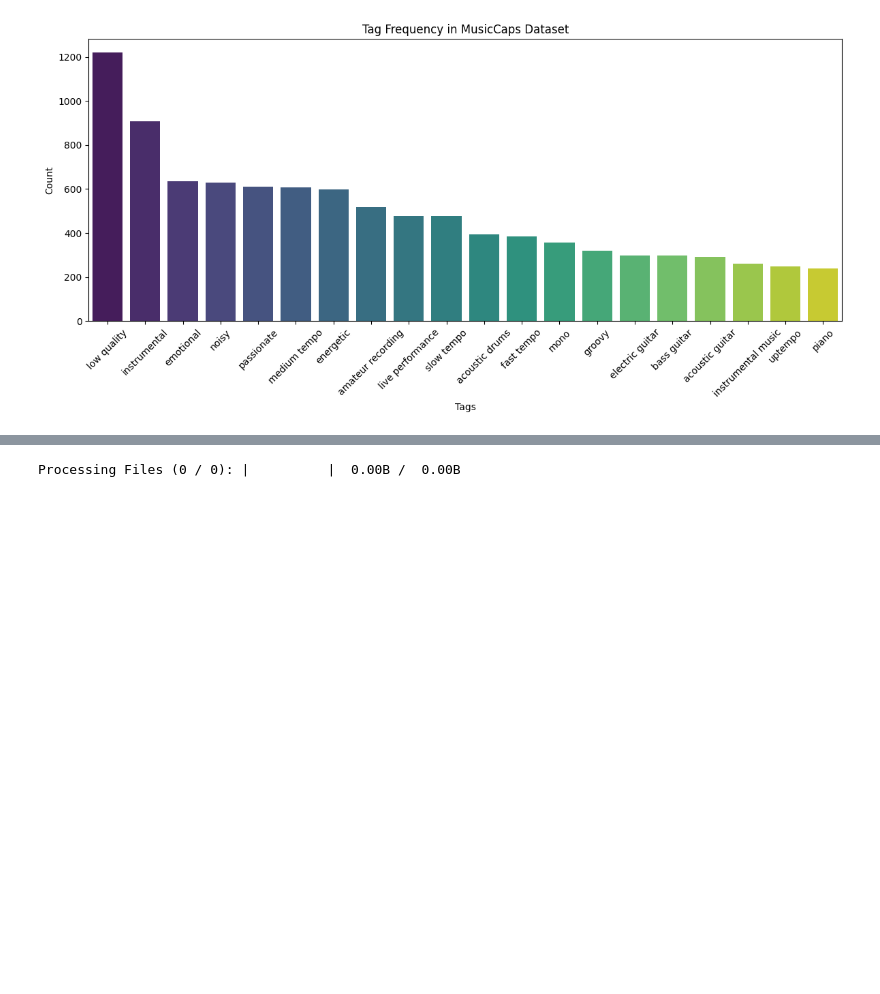
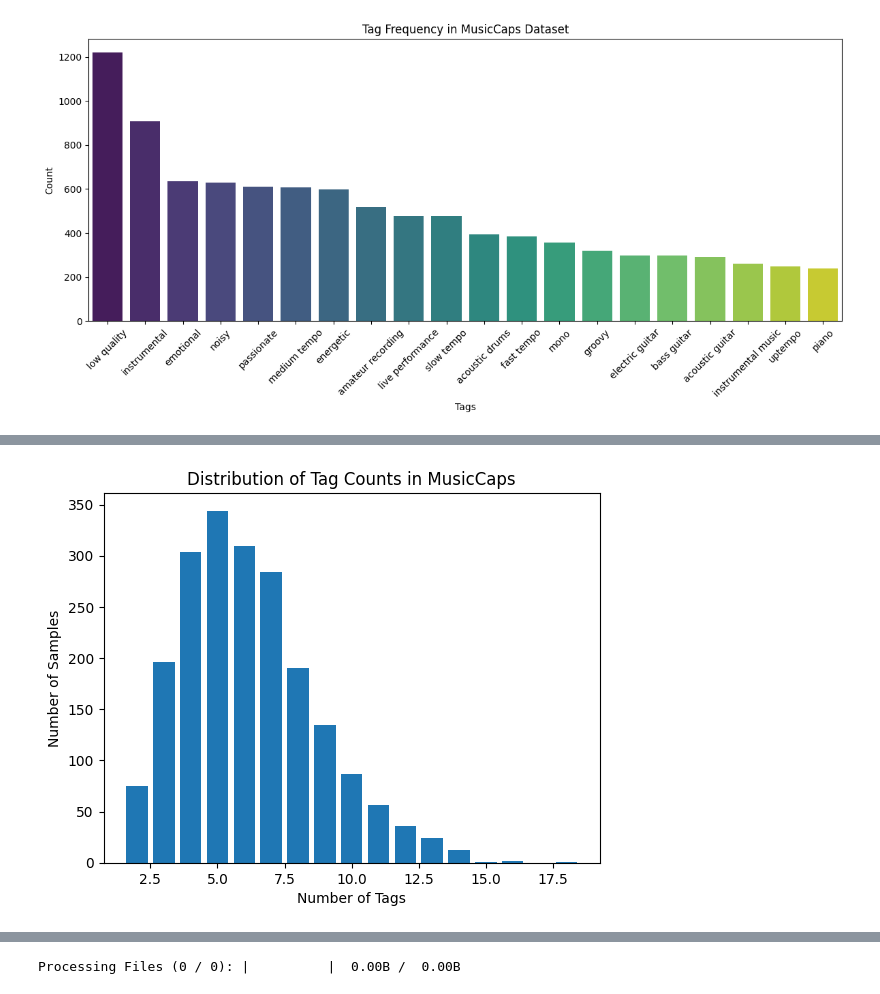
Before and after one commit to BrunoSienkiewicz/ConceptCaps, a Jupyter notebook: notebooks/tags-to-description-dataset.ipynb, the cells around one changed output, grey strips where cells are left out. Drawn from its saved outputs; the diff is of its cells as text; code cells hidden in the pictures; blank space fills up the shorter version.

```diff
--- a/notebooks/tags-to-description-dataset.ipynb
+++ b/notebooks/tags-to-description-dataset.ipynb
@@ -82,0 +94,6 @@ df_train
+# %%
+# Display basic statistics
+tag_columns = ["tempo_tags", "genre_tags", "mood_tags", "instrument_tags", "aspect_list"]
+for col in tag_columns:
+    df_train[col + '_count'] = df_train[col].apply(lambda x: len(x.split(', ')))
+display(df_train[[col + '_count' for col in tag_columns]].describe())
@@ -82,0 +110,10 @@ df_train
+# %%
+# calculate tag len distribution
+tag_len_counts = df_train['aspect_list'].map(lambda x: len(x.split(', '))).value_counts().sort_index()
+plt.bar(tag_len_counts.index, tag_len_counts.values)
+plt.xlabel("Number of Tags")
+plt.ylabel("Number of Samples")
+plt.title("Distribution of Tag Counts in MusicCaps")
+plt.show()
+# %% [output]
+[figure, added]
```
Also changed, not shown: parts of 12 cells of this notebook, 5 other files.
